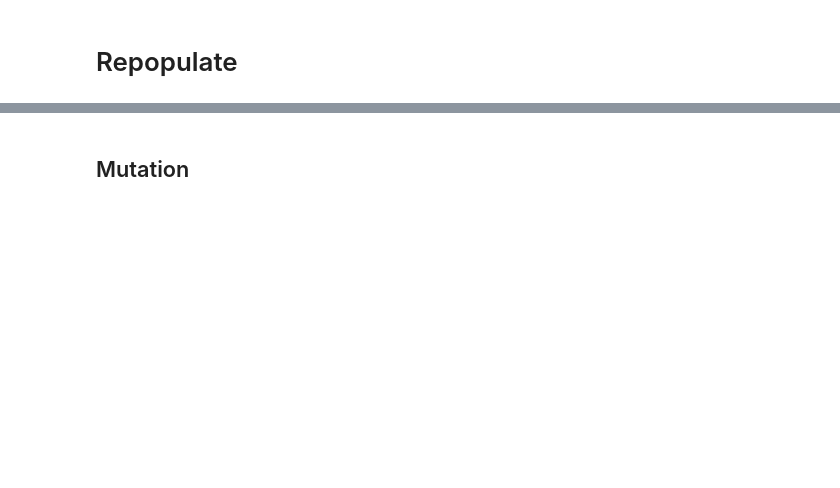
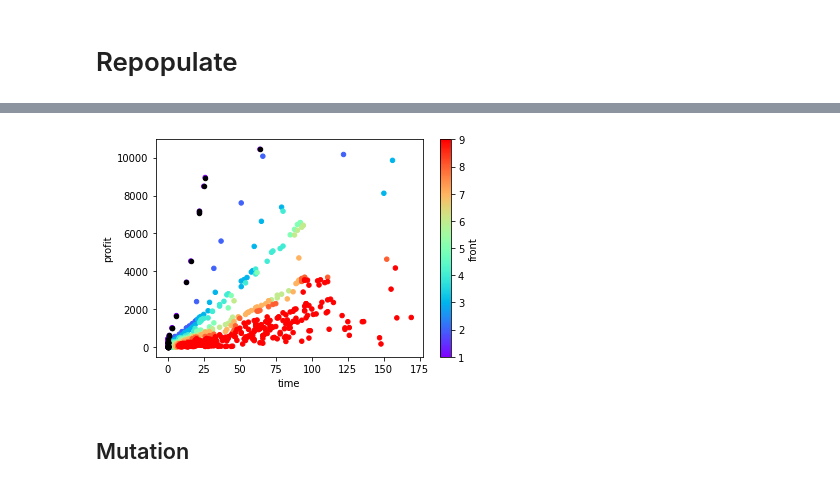
Before and after one commit to vczoni/lamarck, a Jupyter notebook: docs/notebooks/walkthrough.ipynb, the cells around one changed output, grey strips where cells are left out. Drawn from its saved outputs; the diff is of its cells as text; code cells hidden in the pictures; blank space fills up the shorter version.

```diff
--- a/docs/notebooks/walkthrough.ipynb
+++ b/docs/notebooks/walkthrough.ipynb
@@ -283,0 +262,3 @@ pd.DataFrame({k: [v] for k, v in a.genome.items()}, index=[a.id])
+# %%
+newpop = selected_pop.copy()
+newpop
@@ -283,0 +297,2 @@ pd.DataFrame({k: [v] for k, v in a.genome.items()}, index=[a.id])
+# %%
+env.simulate(newpop)
@@ -283,0 +322,4 @@ pd.DataFrame({k: [v] for k, v in a.genome.items()}, index=[a.id])
+# %%
+ax = newpop.plot.fronts('time', 'profit', 1, show_worst=True)
+# %% [output]
+[figure, added]
```
Also changed, not shown: parts of 31 cells of this notebook, 8 other files.
